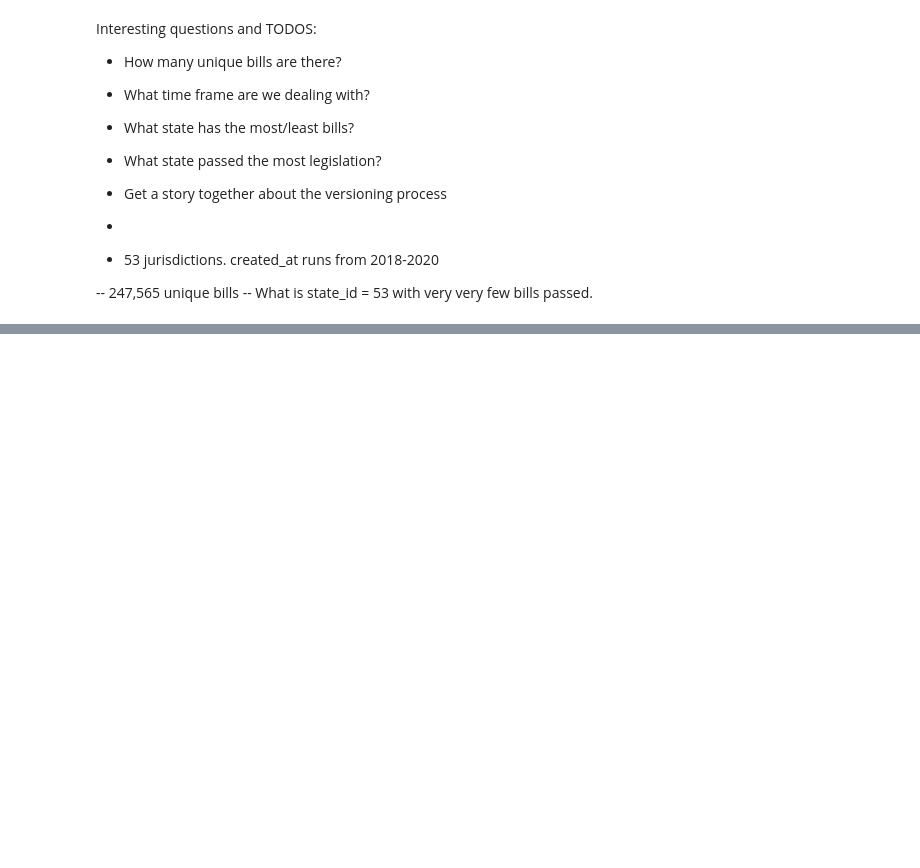
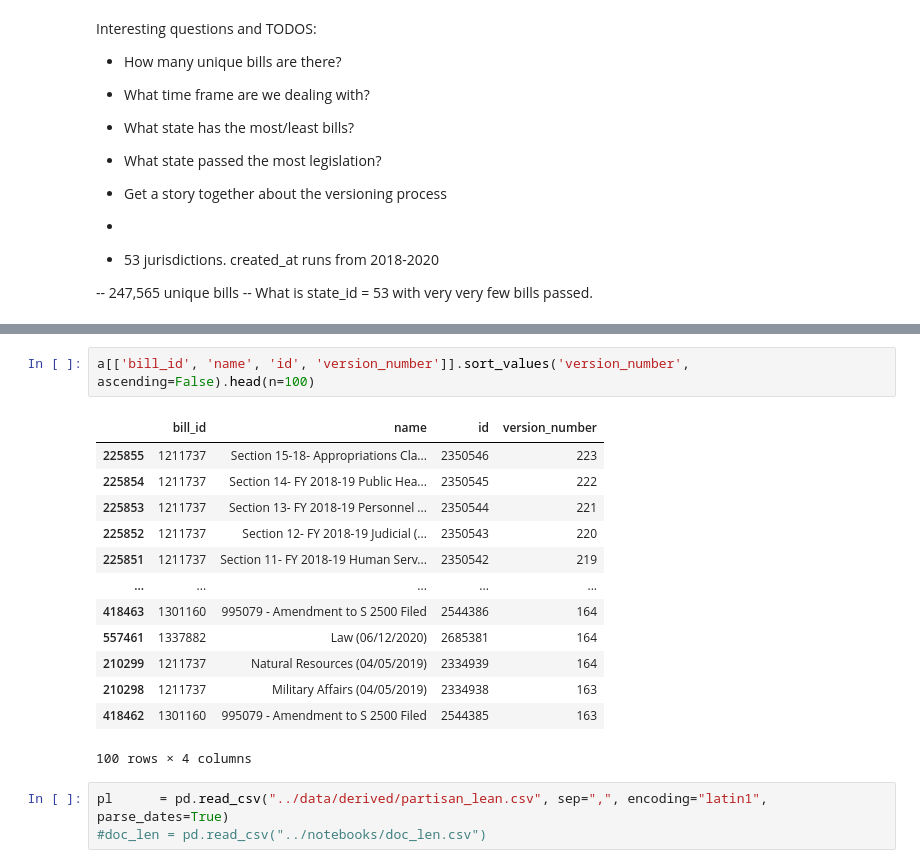
Before and after one commit to lukevancleve/govhawk_ml, a Jupyter notebook: notebooks/Data_Explorations.ipynb, the cells around one changed output, grey strips where cells are left out. Drawn from its saved outputs; the diff is of its cells as text; blank space fills up the shorter version.

```diff
--- a/notebooks/Data_Explorations.ipynb
+++ b/notebooks/Data_Explorations.ipynb
@@ -519,0 +167,19 @@ sessions[sessions.division_id == 651]
+# %%
+a[['bill_id', 'name', 'id', 'version_number']].sort_values('version_number', ascending=False).head(n=100)
+# %% [output]
+|  | bill_id | name | id | version_number |
+| 225855 | 1211737 | Section 15-18- Appropriations Cla... | 2350546 | 223 |
+| 225854 | 1211737 | Section 14- FY 2018-19 Public Hea... | 2350545 | 222 |
+| 225853 | 1211737 | Section 13- FY 2018-19 Personnel ... | 2350544 | 221 |
+| 225852 | 1211737 | Section 12- FY 2018-19 Judicial (... | 2350543 | 220 |
+| 225851 | 1211737 | Section 11- FY 2018-19 Human Serv... | 2350542 | 219 |
+| ... | ... | ... | ... | ... |
+| 418463 | 1301160 | 995079 - Amendment to S 2500 Filed | 2544386 | 164 |
+| 557461 | 1337882 | Law (06/12/2020) | 2685381 | 164 |
+| 210299 | 1211737 | Natural Resources (04/05/2019) | 2334939 | 164 |
+| 210298 | 1211737 | Military Affairs (04/05/2019) | 2334938 | 163 |
+| 418462 | 1301160 | 995079 - Amendment to S 2500 Filed | 2544385 | 163 |
+100 rows × 4 columns
+# %%
+pl      = pd.read_csv("../data/derived/partisan_lean.csv", sep=",", encoding="latin1", parse_dates=True)
+#doc_len = pd.read_csv("../notebooks/doc_len.csv")
```
Also changed, not shown: parts of 80 cells of this notebook, 15 other files.
